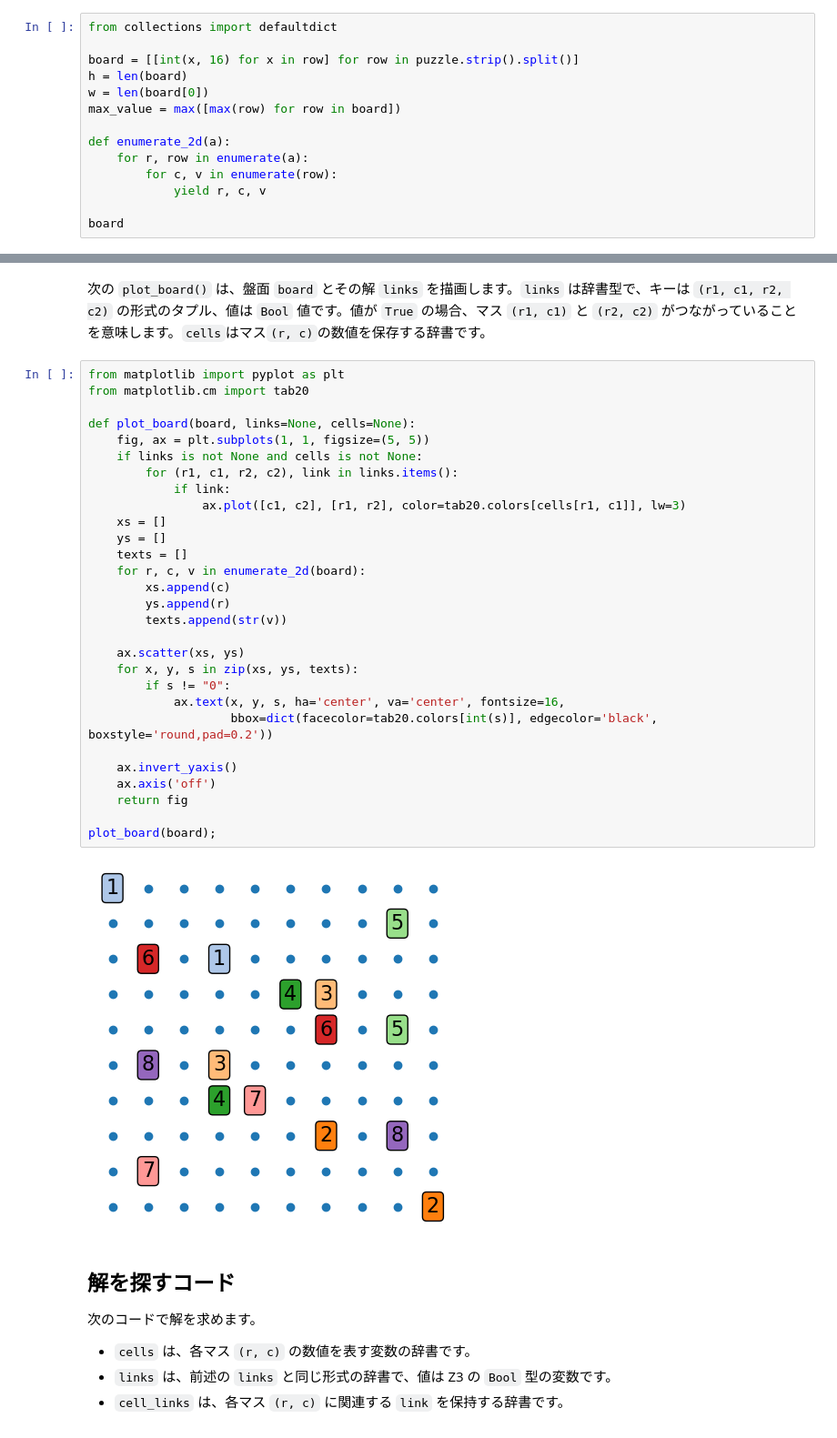
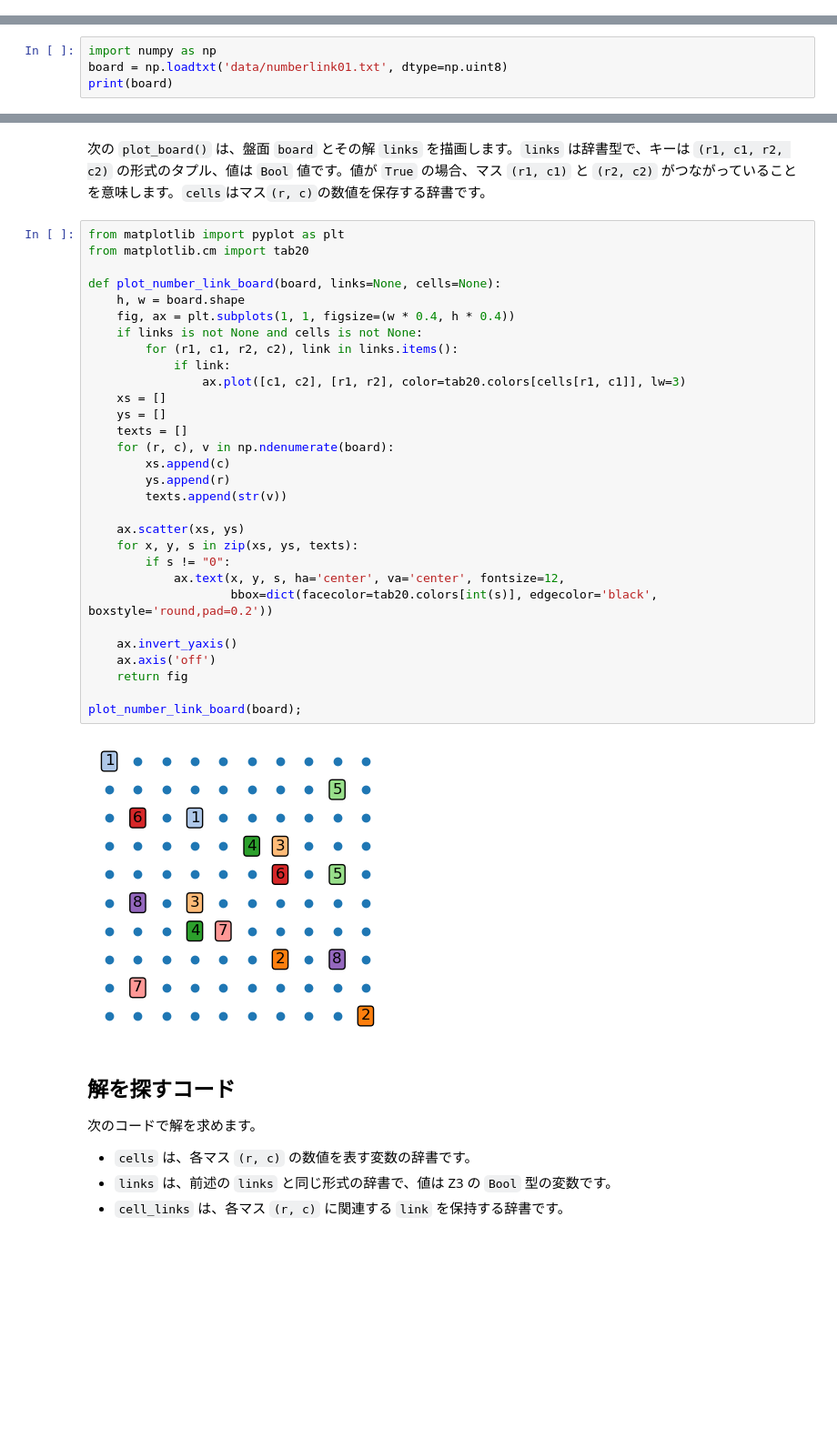
Before and after one commit to ruoyu0088/thinking_code, a Jupyter notebook: thinking_code/z3_number_link.ipynb, the cells around one changed output, grey strips where cells are left out. Shown at 91% size. Saved outputs shown, nothing was run; the diff lists cells and outputs as text; blank space fills up the shorter version.

```diff
--- a/thinking_code/z3_number_link.ipynb
+++ b/thinking_code/z3_number_link.ipynb
@@ -53,14 +45,0 @@ puzzle="""
-# %%
-from collections import defaultdict
-
-board = [[int(x, 16) for x in row] for row in puzzle.strip().split()]
-h = len(board)
-w = len(board[0])
-max_value = max([max(row) for row in board])
-
-def enumerate_2d(a):
-    for r, row in enumerate(a):
-        for c, v in enumerate(row):
-            yield r, c, v
-
-board
@@ -77,0 +46,4 @@ board
+# %%
+import numpy as np
+board = np.loadtxt('data/numberlink01.txt', dtype=np.uint8)
+print(board)
@@ -80,34 +63,35 @@ board
 # %%
 from matplotlib import pyplot as plt
 from matplotlib.cm import tab20
 
-def plot_board(board, links=None, cells=None):
-    fig, ax = plt.subplots(1, 1, figsize=(5, 5))
+def plot_number_link_board(board, links=None, cells=None):
+    h, w = board.shape
+    fig, ax = plt.subplots(1, 1, figsize=(w * 0.4, h * 0.4))
     if links is not None and cells is not None:
         for (r1, c1, r2, c2), link in links.items():
             if link:
                 ax.plot([c1, c2], [r1, r2], color=tab20.colors[cells[r1, c1]], lw=3)
     xs = []
     ys = []
     texts = []
-    for r, c, v in enumerate_2d(board):
+    for (r, c), v in np.ndenumerate(board):
         xs.append(c)
         ys.append(r)
         texts.append(str(v))
 
     ax.scatter(xs, ys)
     for x, y, s in zip(xs, ys, texts):
         if s != "0":
-            ax.text(x, y, s, ha='center', va='center', fontsize=16,
+            ax.text(x, y, s, ha='center', va='center', fontsize=12,
                     bbox=dict(facecolor=tab20.colors[int(s)], edgecolor='black', boxstyle='round,pad=0.2'))
 
     ax.invert_yaxis()
     ax.axis('off')
     return fig
 
-plot_board(board);
+plot_number_link_board(board);
 # %% [output]
-[figure, old version]
+[figure, new version]
 # %% [markdown]
 ## 解を探すコード
 
```
Also changed, not shown: parts of 11 cells of this notebook, 7 other files.
